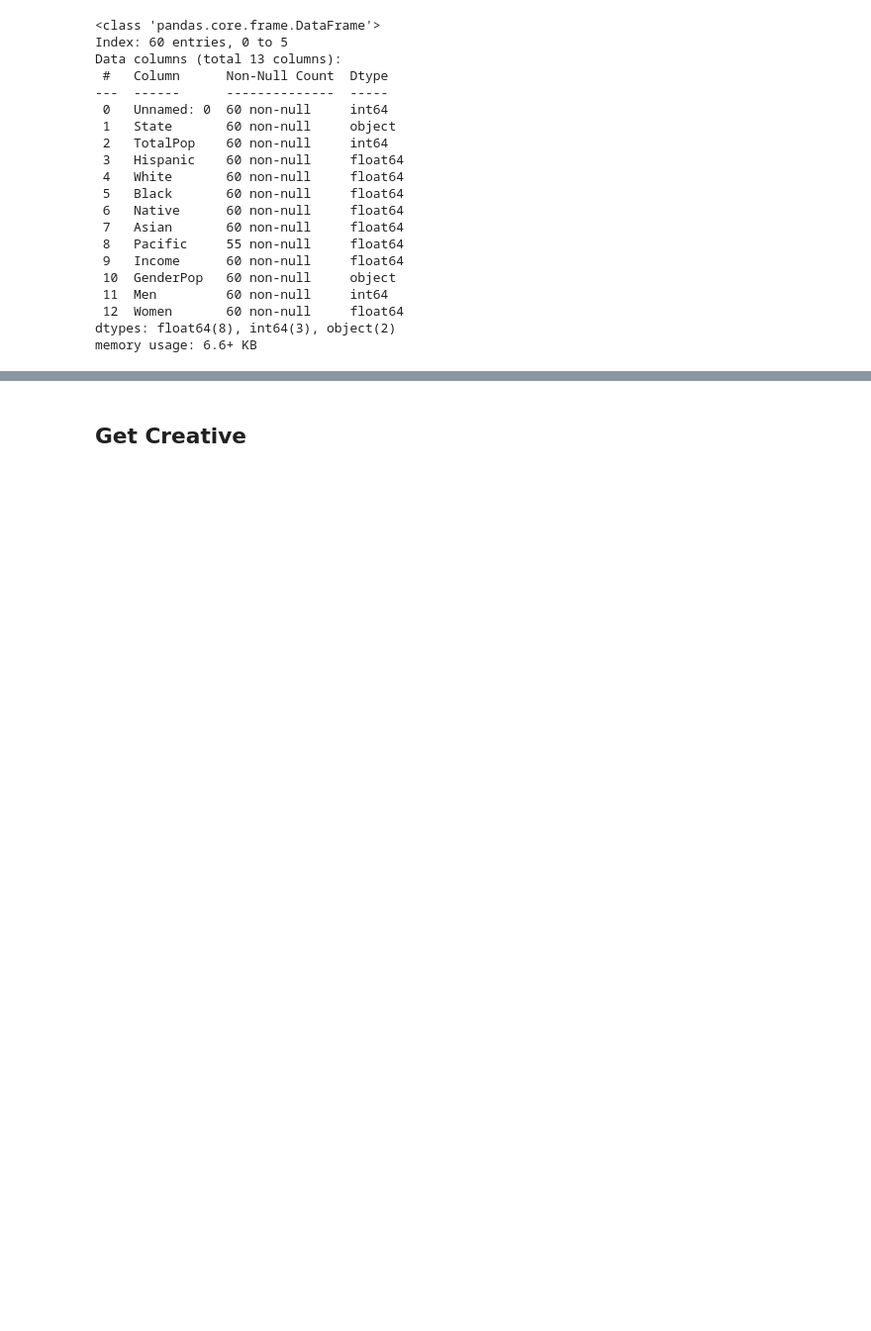
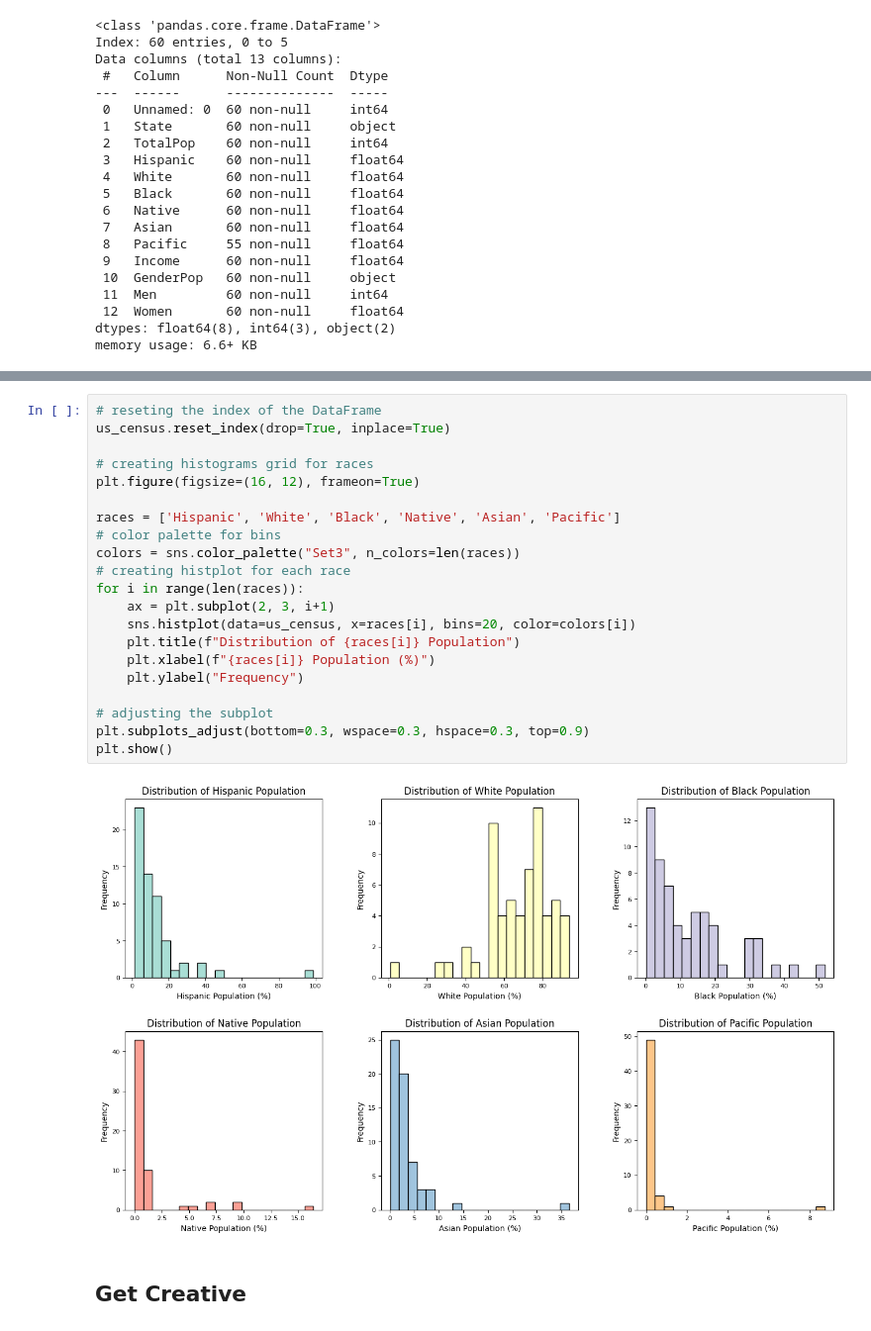
Before and after one commit to 7086600/cleaning_us_census_data_project, a Jupyter notebook: Cleaning US Census Data.ipynb, the cells around one changed output, grey strips where cells are left out. Shown: that part at 99% size. Cells and saved outputs as stored; diff of their text form; blank space fills up the shorter version.

```diff
--- a/Cleaning US Census Data.ipynb
+++ b/Cleaning US Census Data.ipynb
@@ -298,3 +307,26 @@ memory usage: 6.6+ KB
+# %%
+# reseting the index of the DataFrame
+us_census.reset_index(drop=True, inplace=True)
+
+# creating histograms grid for races
+plt.figure(figsize=(16, 12), frameon=True)
+
+races = ['Hispanic', 'White', 'Black', 'Native', 'Asian', 'Pacific']
+# color palette for bins
+colors = sns.color_palette("Set3", n_colors=len(races))
+# creating histplot for each race
+for i in range(len(races)):
+    ax = plt.subplot(2, 3, i+1)
+    sns.histplot(data=us_census, x=races[i], bins=20, color=colors[i])
+    plt.title(f"Distribution of {races[i]} Population")
+    plt.xlabel(f"{races[i]} Population (%)")
+    plt.ylabel("Frequency")
+
+# adjusting the subplot
+plt.subplots_adjust(bottom=0.3, wspace=0.3, hspace=0.3, top=0.9)
+plt.show()
+# %% [output]
+[figure, added]
 # %% [markdown]
 ## Get Creative
 # %% [markdown]
```
Also changed, not shown: parts of 3 cells of this notebook.
